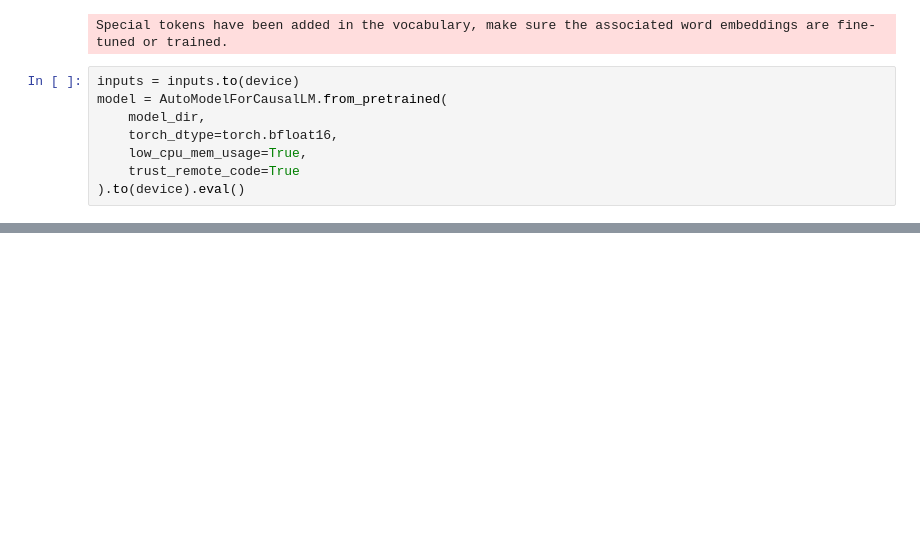
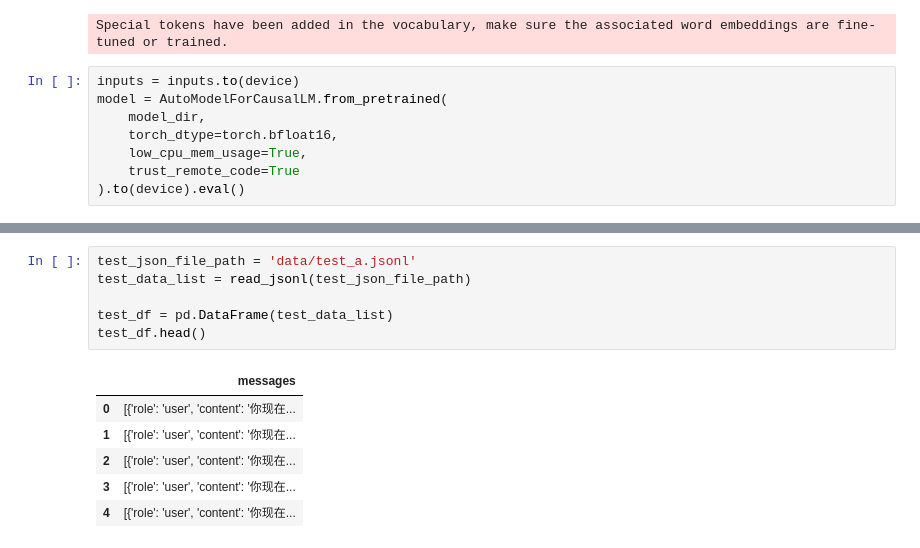
Before and after one commit to ReymondWang/afac2024, a Jupyter notebook: GLM-4-9B/base_model_eval.ipynb, the cells around one changed output, grey strips where cells are left out. Drawn from its saved outputs; the diff is of its cells as text; blank space fills up the shorter version.

```diff
--- a/GLM-4-9B/base_model_eval.ipynb
+++ b/GLM-4-9B/base_model_eval.ipynb
@@ -34,0 +159,13 @@ with torch.no_grad():
+# %%
+test_json_file_path = 'data/test_a.jsonl'
+test_data_list = read_jsonl(test_json_file_path)
+
+test_df = pd.DataFrame(test_data_list)
+test_df.head()
+# %% [output]
+|  | messages |
+| 0 | [{'role': 'user', 'content': '你现在... |
+| 1 | [{'role': 'user', 'content': '你现在... |
+| 2 | [{'role': 'user', 'content': '你现在... |
+| 3 | [{'role': 'user', 'content': '你现在... |
+| 4 | [{'role': 'user', 'content': '你现在... |
```
Also changed, not shown: parts of 6 cells of this notebook, 4 other files.
